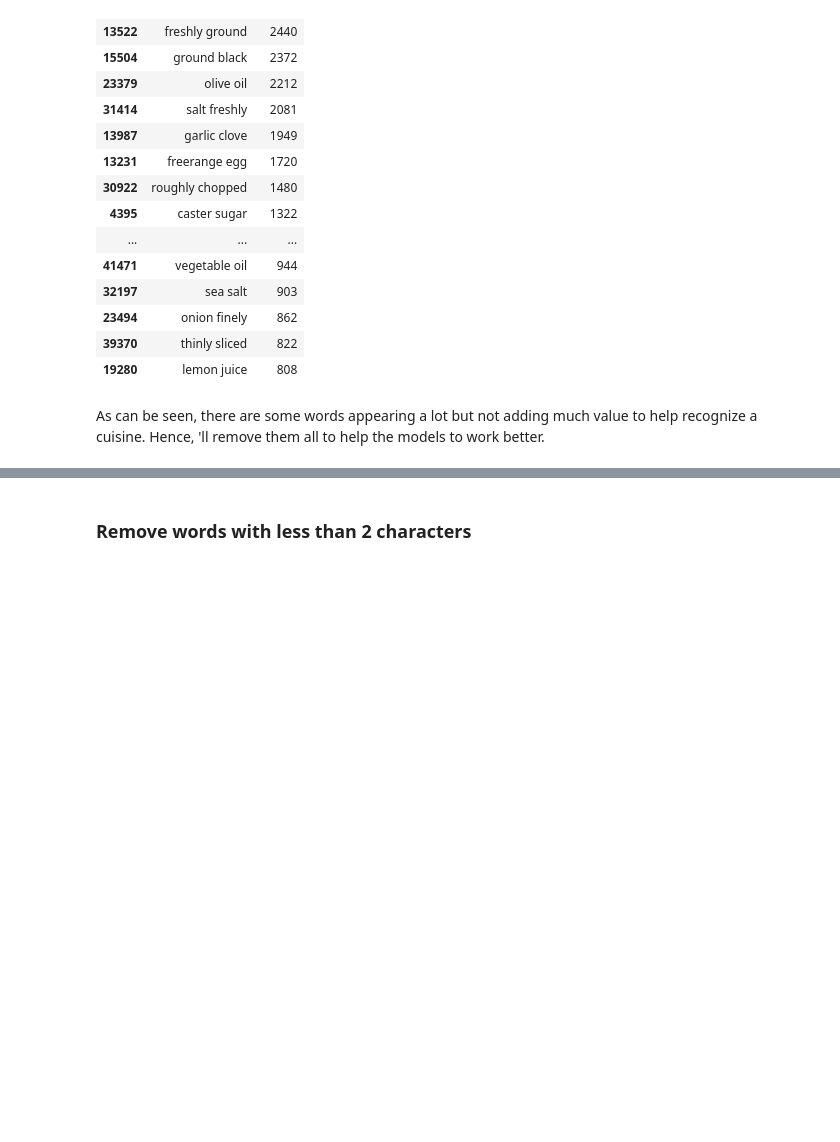
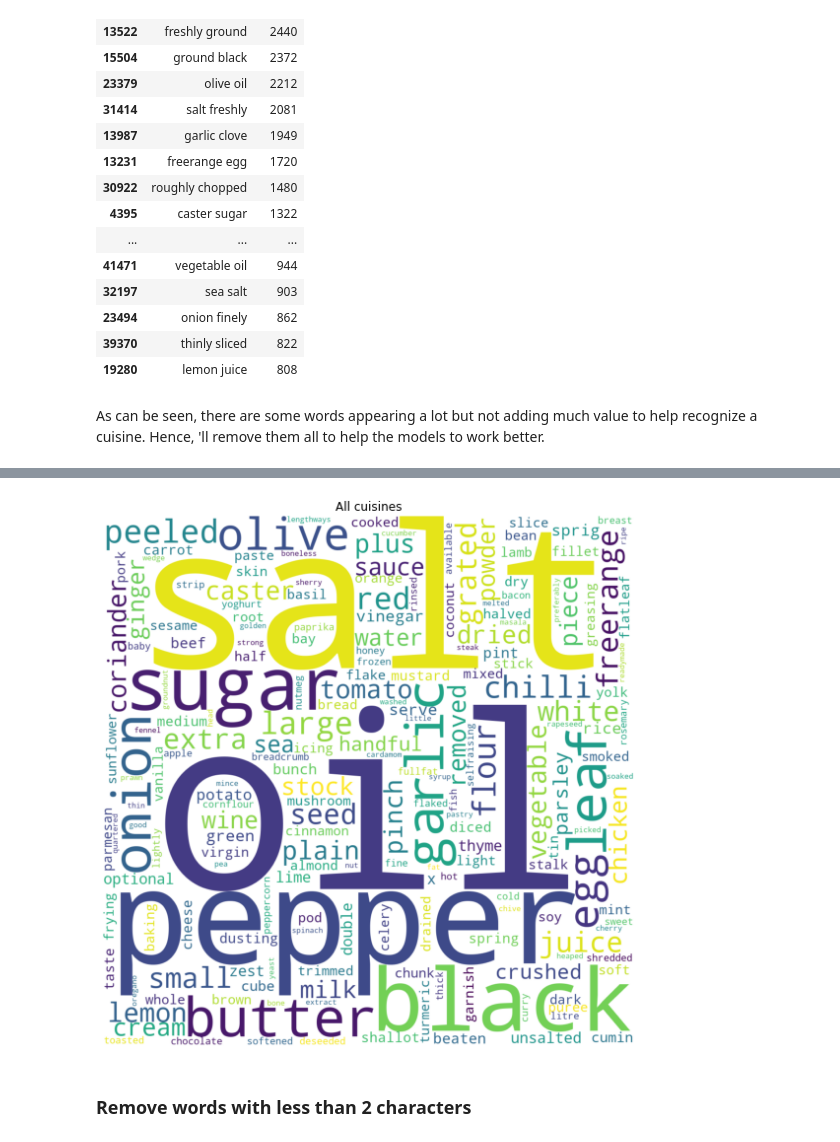
Before and after one commit to momcancode/Cuisine-Demystifier-NLP-ML-Project, a Jupyter notebook: model/00_EDA.ipynb, the cells around one changed output, grey strips where cells are left out. Drawn from its saved outputs; the diff is of its cells as text; code cells hidden in the pictures; blank space fills up the shorter version.

Commit message:
word cloud for all cuisines

```diff
--- a/model/00_EDA.ipynb
+++ b/model/00_EDA.ipynb
@@ -502,0 +512,3 @@ As can be seen, there are some words appearing a lot but not adding much value t
+# %%
+cleaned_all_cuisine_words = [word for word in all_cuisine_words.split() if not word in words_to_remove]
+cleaned_all_cuisine_words[:10]
@@ -503,3 +526,22 @@ As can be seen, there are some words appearing a lot but not adding much value t
+# %%
+wordfreq = [cleaned_all_cuisine_words.count(w) for w in cleaned_all_cuisine_words]
+result_wordfreq = dict(zip(cleaned_all_cuisine_words, wordfreq))
+# %%
+from wordcloud import WordCloud
+import matplotlib.pyplot as plt
+
+wordcloud = WordCloud(width = 1200, height = 1200, background_color="white",
+                      min_font_size =10).generate_from_frequencies(result_wordfreq)
+
+plt.figure(figsize = (8, 8), facecolor = None)
+plt.imshow(wordcloud)
+plt.axis("off")
+plt.title("All cuisines")
+plt.tight_layout()
+
+plt.show()
+# %% [output]
+[figure, added]
 # %%
 df_italian = df[df.cuisine == "Italian"]
 df_italian.head()
```
Also changed, not shown: parts of 7 cells of this notebook.
